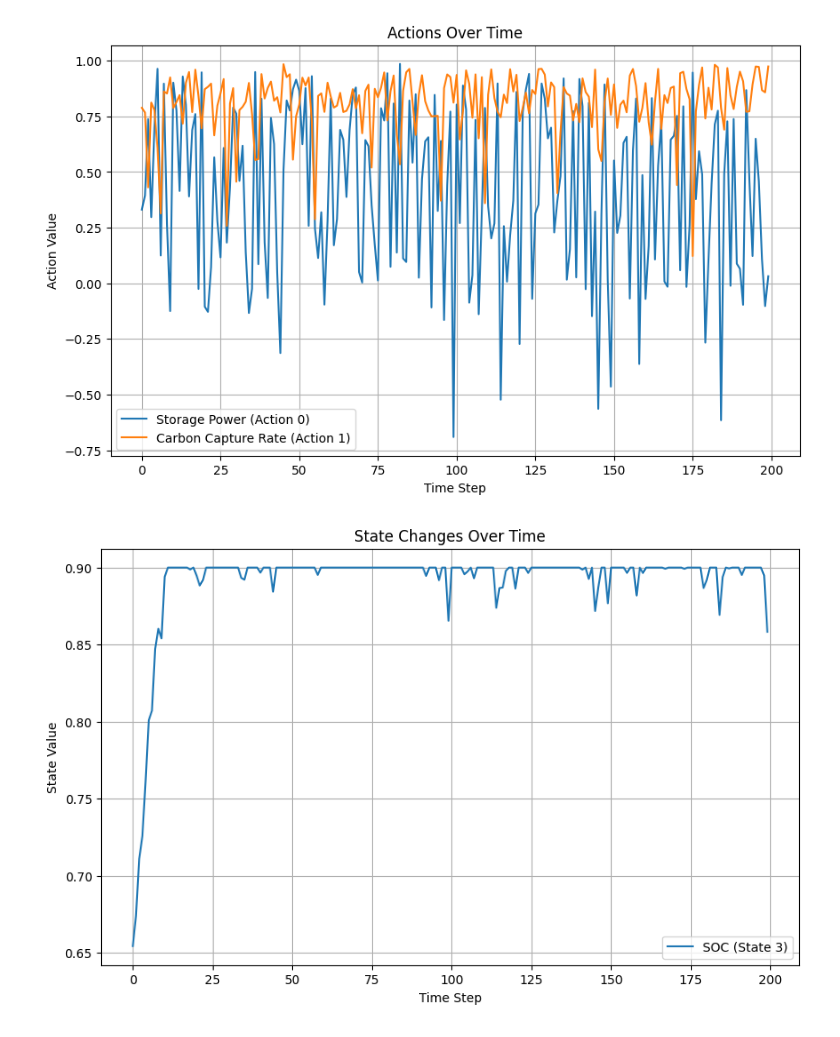
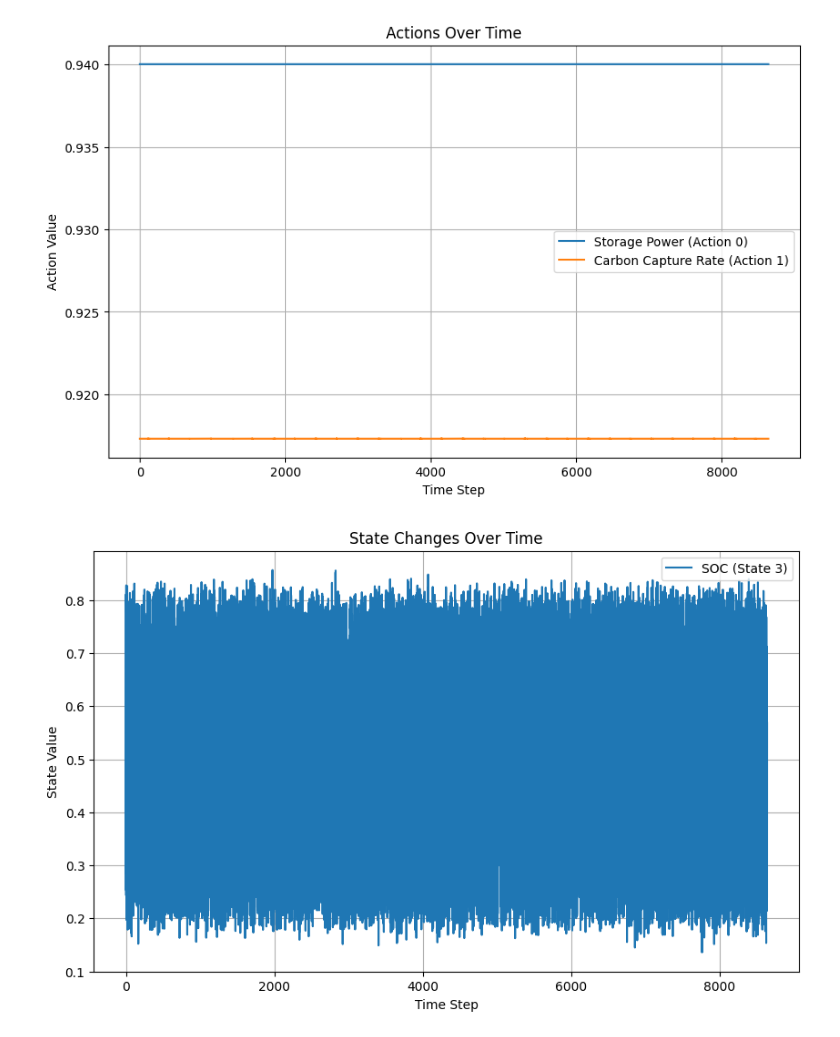
Before and after one commit to 2308087369/DRL-SAC, a Jupyter notebook: DRL_v2.ipynb, the cells around one changed output. Cells and saved outputs as stored; diff of their text form; code cells hidden in the pictures.

Commit message:
modified:   DRL_v2.ipynb, add simulation data to test the DRL model

```diff
--- a/DRL_v2.ipynb
+++ b/DRL_v2.ipynb
@@ -157,19 +203,21 @@ Using cuda device
 # %%
+import matplotlib.pyplot as plt
 import numpy as np
-import matplotlib.pyplot as plt
-obs = env.reset()
+
+obs = test_env.reset()
+
 # 初始化存储变量
 rewards = []
 actions = []
 states = []
 
 # 测试模型
-for _ in range(200):
-    action, _states = final_model.predict(obs, deterministic=True)
-    obs, reward, done, info = env.step(action)
-    actions.append(action.reshape(-1))
-    rewards.append(reward)
-    states.append(obs.reshape(-1))
+for _ in range(len(test_data)):
+    action, _states = best_model.predict(obs, deterministic=True)  # 使用最佳模型预测
+    obs, reward, done, info = test_env.step(action)
+    actions.append(action.reshape(-1))  # 记录动作
+    rewards.append(reward)  # 记录奖励
+    states.append(obs.reshape(-1))  # 记录状态
     if done:
         break
 
@@ -180,7 +228,7 @@ if len(states.shape) == 1:
 
 rewards = np.array(rewards)
 
-# 奖励趋势
+# 可视化奖励趋势
 plt.figure(figsize=(10, 6))
 plt.plot(rewards, label="Reward per Step")
 plt.title("Reward Over Time")
@@ -202,10 +250,8 @@ plt.legend()
 plt.grid()
 plt.show()
 
-#关键状态变量
+# 关键状态变量变化
 plt.figure(figsize=(10, 6))
-
-# 如果状态空间有多维，可以绘制储能状态 (SOC)
 if states.shape[1] > 3:  # 确保第 4 列 (索引为 3) 存在
     plt.plot(states[:, 3], label="SOC (State 3)")  # 绘制储能设备状态 (SOC)
 else:
@@ -239,2 +285,2 @@ plt.show()
-[figure, old version]
+[figure, new version]
-[figure, old version]
+[figure, new version]
```
Also changed, not shown: parts of 4 cells of this notebook.
